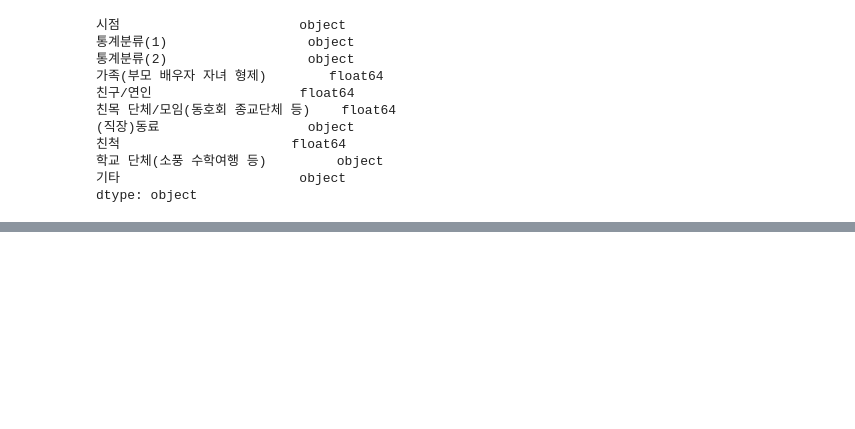
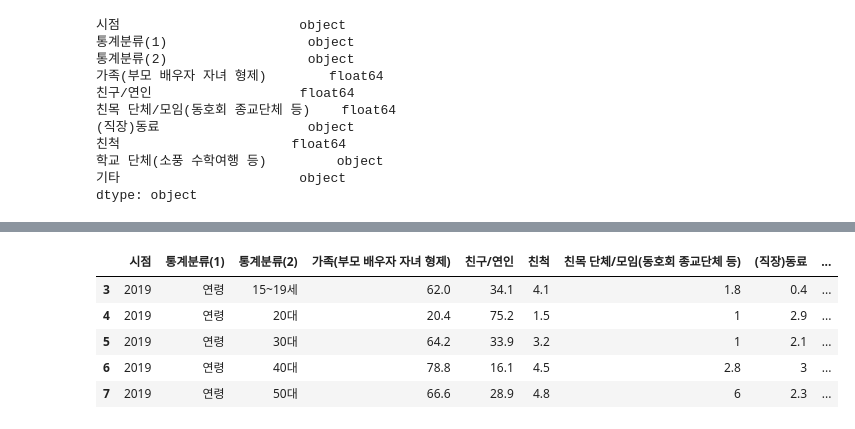
Before and after one commit to nohjuhyeon/AI_LKJ_hubs_fastapi, a Jupyter notebook: data_analysis/persona/sc_persona_result.ipynb, the cells around one changed output, grey strips where cells are left out. Saved outputs shown, nothing was run; the diff lists cells and outputs as text; code cells hidden in the pictures; blank space fills up the shorter version.

```diff
--- a/data_analysis/persona/sc_persona_result.ipynb
+++ b/data_analysis/persona/sc_persona_result.ipynb
@@ -141,0 +136,10 @@ plt.legend(title='수치')  # 범례 추가
+# %%
+df_age = df_moreday[df_oneday["통계분류(1)"]=="연령"]
+df_age.head()
+# %% [output]
+|  | 시점 | 통계분류(1) | 통계분류(2) | 가족(부모 배우자 자녀 형제) | 친구/연인 | 친척 | 친목 단체/모임(동호회 종교단체 등) | (직장)동료 | ... |
+| 3 | 2019 | 연령 | 15~19세 | 62.0 | 34.1 | 4.1 | 1.8 | 0.4 | ... |
+| 4 | 2019 | 연령 | 20대 | 20.4 | 75.2 | 1.5 | 1 | 2.9 | ... |
+| 5 | 2019 | 연령 | 30대 | 64.2 | 33.9 | 3.2 | 1 | 2.1 | ... |
+| 6 | 2019 | 연령 | 40대 | 78.8 | 16.1 | 4.5 | 2.8 | 3 | ... |
+| 7 | 2019 | 연령 | 50대 | 66.6 | 28.9 | 4.8 | 6 | 2.3 | ... |
```
Also changed, not shown: parts of 15 cells of this notebook.
